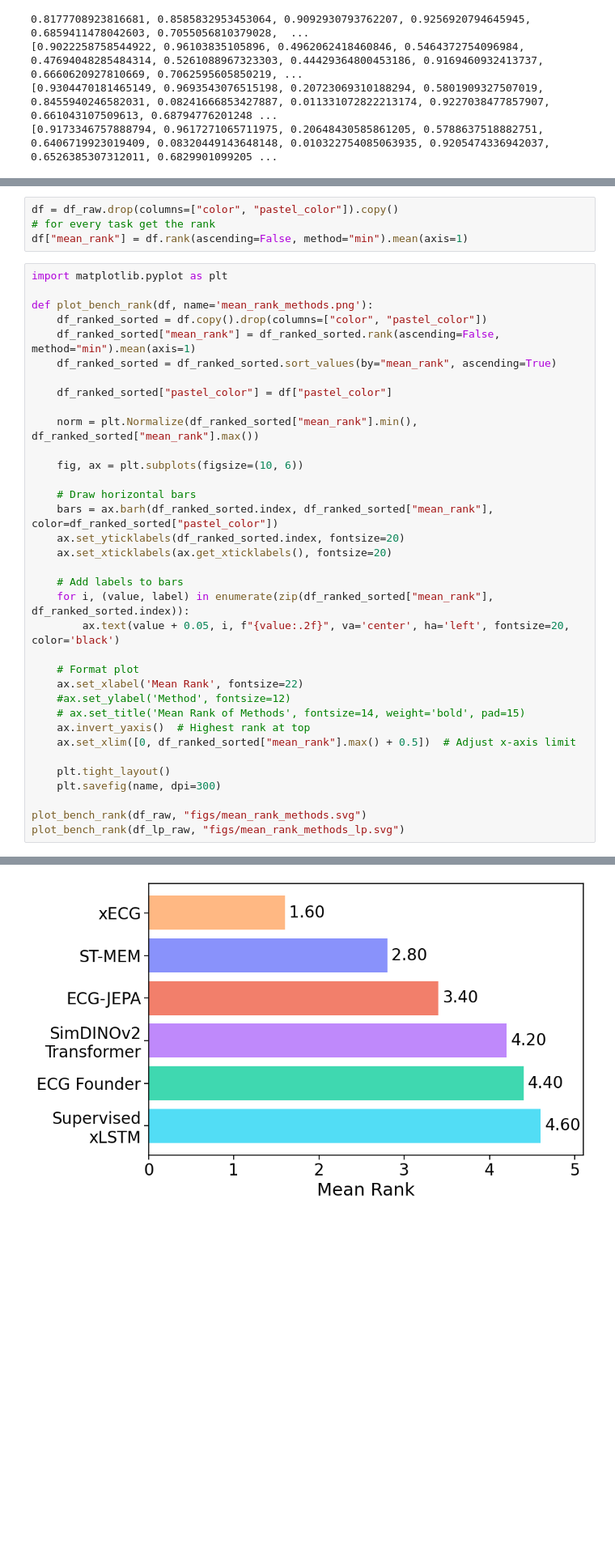
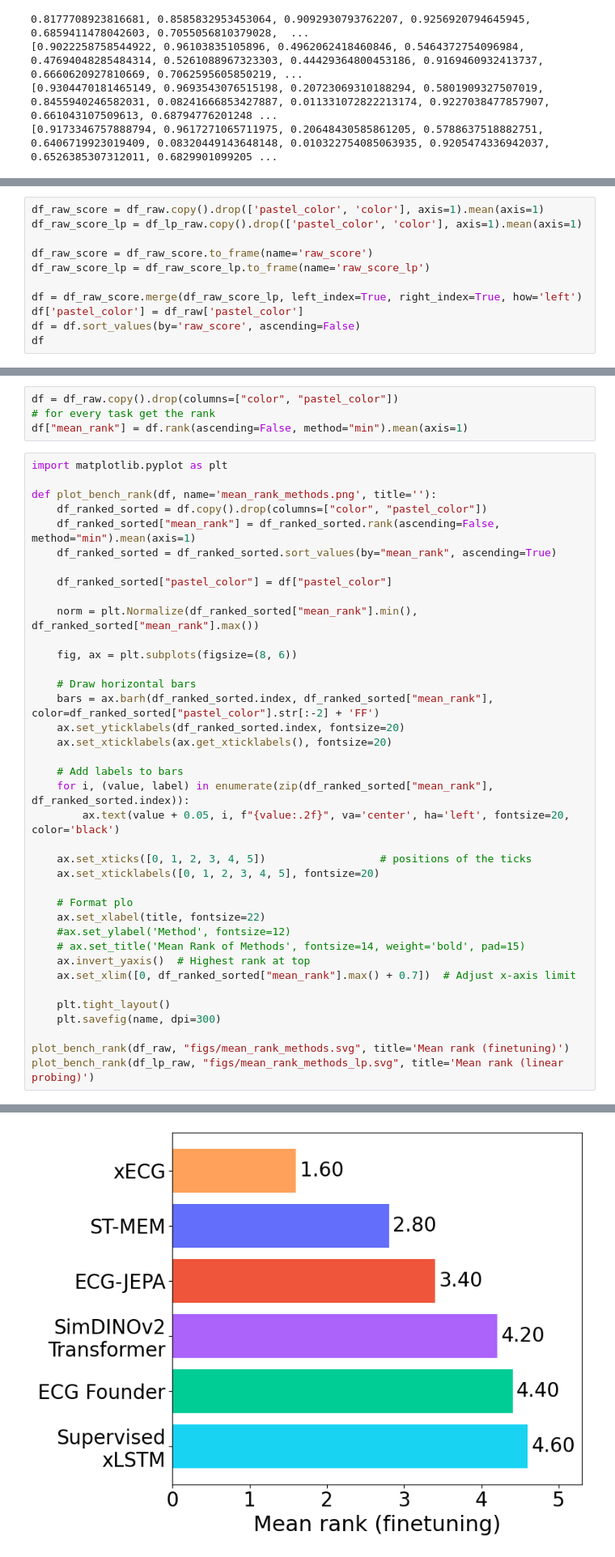
Before and after one commit to Lobster1911/bench-xecg-indian-benchmark, a Jupyter notebook: metrics.ipynb, the cells around one changed output, grey strips where cells are left out. Shown at 81% size. Cells and saved outputs as stored; diff of their text form; blank space fills up the shorter version.

```diff
--- a/metrics.ipynb
+++ b/metrics.ipynb
@@ -1459,0 +1463,11 @@ set_ticklabels() should only be used with a fixed number of ticks, i.e. after se
+# %%
+df_raw_score = df_raw.copy().drop(['pastel_color', 'color'], axis=1).mean(axis=1)
+df_raw_score_lp = df_lp_raw.copy().drop(['pastel_color', 'color'], axis=1).mean(axis=1)
+
+df_raw_score = df_raw_score.to_frame(name='raw_score')
+df_raw_score_lp = df_raw_score_lp.to_frame(name='raw_score_lp')
+
+df = df_raw_score.merge(df_raw_score_lp, left_index=True, right_index=True, how='left')
+df['pastel_color'] = df_raw['pastel_color']
+df = df.sort_values(by='raw_score', ascending=False)
+df
@@ -1460,11 +1530,11 @@ set_ticklabels() should only be used with a fixed number of ticks, i.e. after se
 # %%
-df = df_raw.drop(columns=["color", "pastel_color"]).copy()
+df = df_raw.copy().drop(columns=["color", "pastel_color"])
 # for every task get the rank
 df["mean_rank"] = df.rank(ascending=False, method="min").mean(axis=1)
 # %%
 import matplotlib.pyplot as plt
 
-def plot_bench_rank(df, name='mean_rank_methods.png'):
+def plot_bench_rank(df, name='mean_rank_methods.png', title=''):
     df_ranked_sorted = df.copy().drop(columns=["color", "pastel_color"])
     df_ranked_sorted["mean_rank"] = df_ranked_sorted.rank(ascending=False, method="min").mean(axis=1)
     df_ranked_sorted = df_ranked_sorted.sort_values(by="mean_rank", ascending=True)
@@ -1473,38 +1543,41 @@ def plot_bench_rank(df, name='mean_rank_methods.png'):
 
     norm = plt.Normalize(df_ranked_sorted["mean_rank"].min(), df_ranked_sorted["mean_rank"].max())
 
-    fig, ax = plt.subplots(figsize=(10, 6))
+    fig, ax = plt.subplots(figsize=(8, 6))
 
     # Draw horizontal bars
-    bars = ax.barh(df_ranked_sorted.index, df_ranked_sorted["mean_rank"], color=df_ranked_sorted["pastel_color"])
+    bars = ax.barh(df_ranked_sorted.index, df_ranked_sorted["mean_rank"], color=df_ranked_sorted["pastel_color"].str[:-2] + 'FF')
     ax.set_yticklabels(df_ranked_sorted.index, fontsize=20)
     ax.set_xticklabels(ax.get_xticklabels(), fontsize=20)
 
     # Add labels to bars
     for i, (value, label) in enumerate(zip(df_ranked_sorted["mean_rank"], df_ranked_sorted.index)):
         ax.text(value + 0.05, i, f"{value:.2f}", va='center', ha='left', fontsize=20, color='black')
 
-    # Format plot
-    ax.set_xlabel('Mean Rank', fontsize=22)
+    ax.set_xticks([0, 1, 2, 3, 4, 5])                  # positions of the ticks
+    ax.set_xticklabels([0, 1, 2, 3, 4, 5], fontsize=20)
+
+    # Format plo
+    ax.set_xlabel(title, fontsize=22)
     #ax.set_ylabel('Method', fontsize=12)
     # ax.set_title('Mean Rank of Methods', fontsize=14, weight='bold', pad=15)
     ax.invert_yaxis()  # Highest rank at top
-    ax.set_xlim([0, df_ranked_sorted["mean_rank"].max() + 0.5])  # Adjust x-axis limit
+    ax.set_xlim([0, df_ranked_sorted["mean_rank"].max() + 0.7])  # Adjust x-axis limit
 
     plt.tight_layout()
     plt.savefig(name, dpi=300)
 
-plot_bench_rank(df_raw, "figs/mean_rank_methods.svg")
-plot_bench_rank(df_lp_raw, "figs/mean_rank_methods_lp.svg")
+plot_bench_rank(df_raw, "figs/mean_rank_methods.svg", title='Mean rank (finetuning)')
+plot_bench_rank(df_lp_raw, "figs/mean_rank_methods_lp.svg", title='Mean rank (linear probing)')
 # %% [output]
 set_ticklabels() should only be used with a fixed number of ticks, i.e. after set_ticks() or using a FixedLocator.
 
 
 set_ticklabels() should only be used with a fixed number of ticks, i.e. after set_ticks() or using a FixedLocator.
 
 
 set_ticklabels() should only be used with a fixed number of ticks, i.e. after set_ticks() or using a FixedLocator.
 
 
 set_ticklabels() should only be used with a fixed number of ticks, i.e. after set_ticks() or using a FixedLocator.
-[figure, old version]
+[figure, new version]
```
Also changed, not shown: parts of 19 cells of this notebook, 9 other files.
